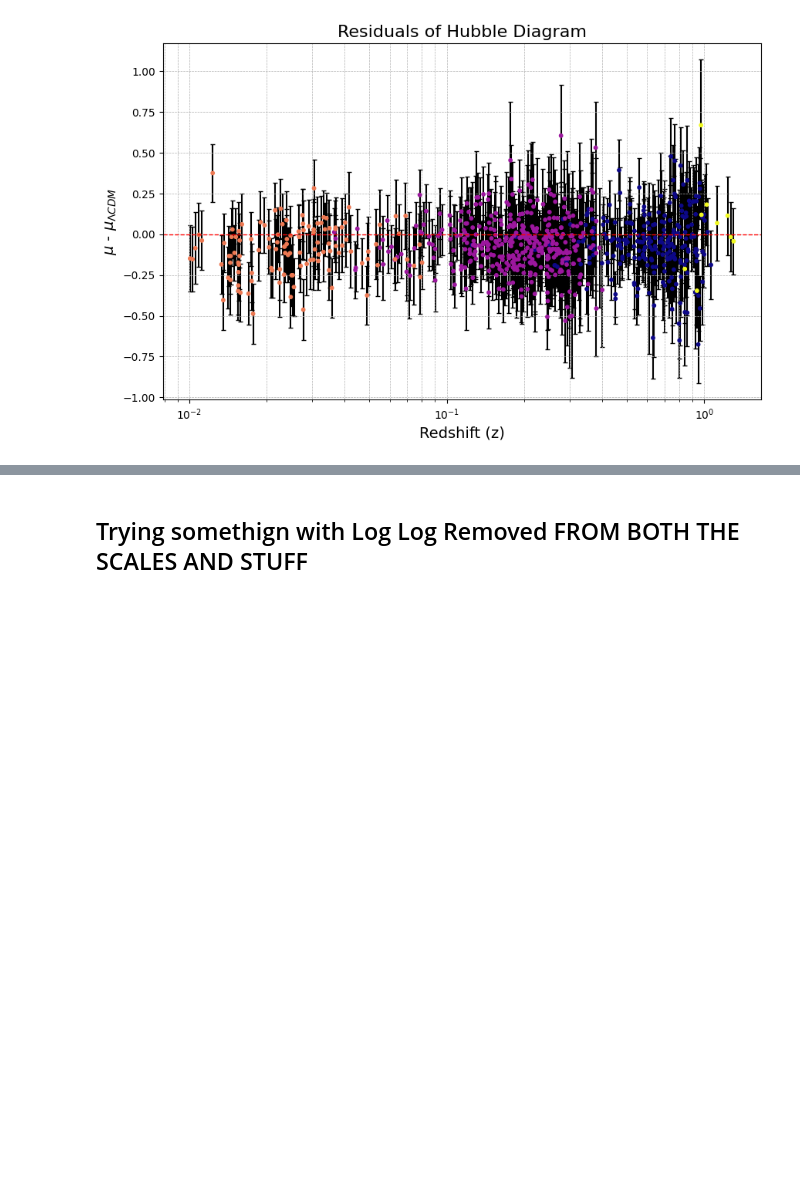
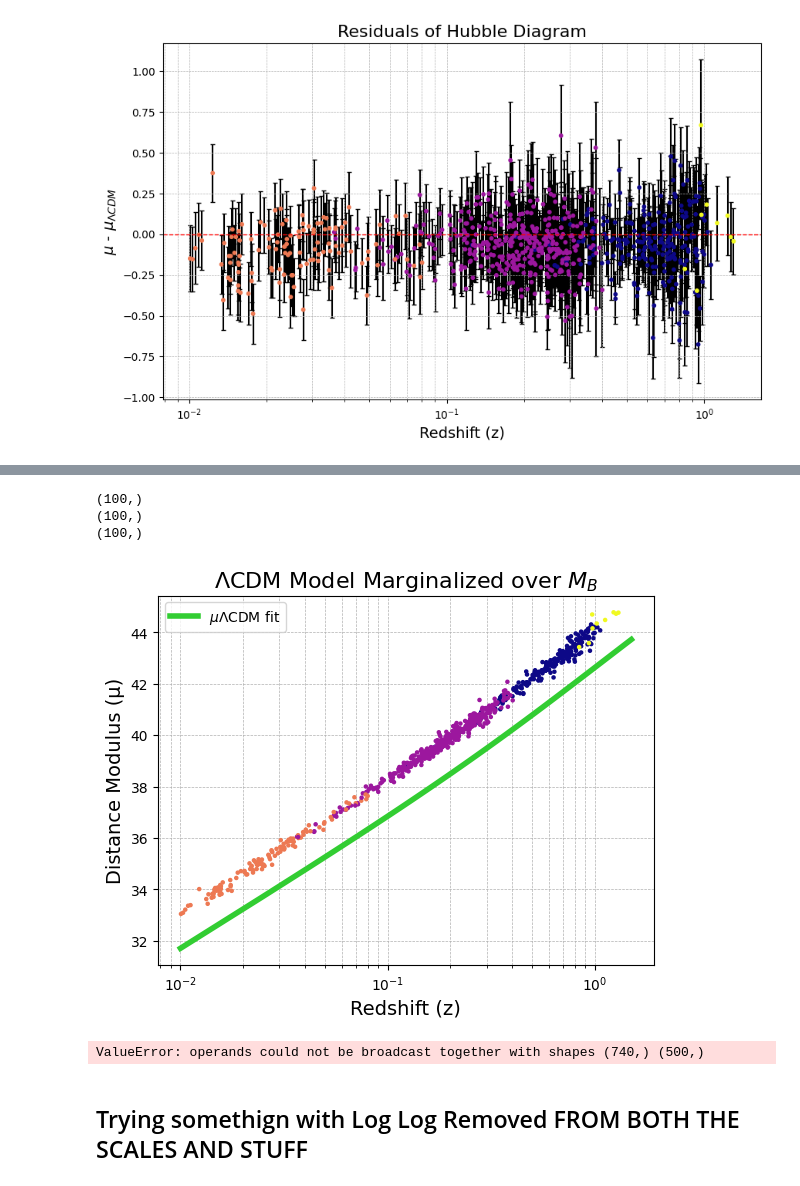
Before and after one commit to chernya4/astr_prac, a Jupyter notebook: SDSS_practice.ipynb, the cells around one changed output, grey strips where cells are left out. Saved outputs shown, nothing was run; the diff lists cells and outputs as text; code cells hidden in the pictures; blank space fills up the shorter version.

```diff
--- a/SDSS_practice.ipynb
+++ b/SDSS_practice.ipynb
@@ -400,3 +436,48 @@ likelyhood = np.exp(-0.5 * ((mu - mu_theoretical) / sigma_mu)**2)
+# %%
+H_o = 70  # km / s * Megaparsec from M.Betoule 2014 Sect. 6.1
+M_B = -19.3  # Absolute magnitude of a Type Ia supernova
+
+z_vals = np.linspace(0.01, 1.5, 100)
+d_L_vals = np.array([luminosity_distance(z) for z in z_vals])
+mu_theoretical = 5 * np.log10(d_L_vals * 1e6 / 10) # H_o is in km/s/Mpc, d_L must convert to pc via 1e6
+
+
+mu_theoretical_marg = mu_theoretical - M_B + 5*np.log10(H_o/1e6)# H_o is in km/s/Mpc, d_L must convert to pc via 1e6
+print(mu_theoretical_marg.shape)
+print(mu_theoretical.shape)
+print(z_vals.shape)
+
+# Scatter plot
+plt.xscale('log')
+plt.scatter(zcmb, mu, c=set_values, cmap='plasma', s=5, zorder=2)
+
+plt.plot(z_vals, mu_theoretical_marg, color='#32CD32', label=r'$\mu \Lambda \text{CDM fit}$', linewidth=4, zorder=3)
+
+plt.xlabel('Redshift (z)', fontsize=14)
+plt.ylabel('Distance Modulus (μ)', fontsize=14)
+plt.title('ΛCDM Model Marginalized over $M_B$', fontsize=16)
+plt.grid(True, which="both", linestyle="--", linewidth=0.5)
+plt.legend()
+plt.show()
+# %% [output]
+(100,)
+(100,)
+(100,)
+[figure, added]
+# %%
+# Assume `H0_values` is the array of Hubble constant values corresponding to your likelihoods and prior
+# Example: H0_values = np.linspace(60, 80, len(likelyhood))
+
+# Compute the posterior by multiplying likelihood and prior
+posterior = likelyhood * prior_H_o_prob  # Element-wise multiplication of likelihood and prior
+
+# Integrate the posterior over H0_values to marginalize
+marginalized_posterior = np.trapz(posterior, H0_values)
+
+# Output the result
+print(f"Marginalized Posterior: {marginalized_posterior}")
+# %% [output]
+ValueError: operands could not be broadcast together with shapes (740,) (500,)
 # %% [markdown]
 ## Trying somethign with Log Log Removed FROM BOTH THE SCALES AND STUFF ##
 # %%
```
Also changed, not shown: parts of 7 cells of this notebook.
